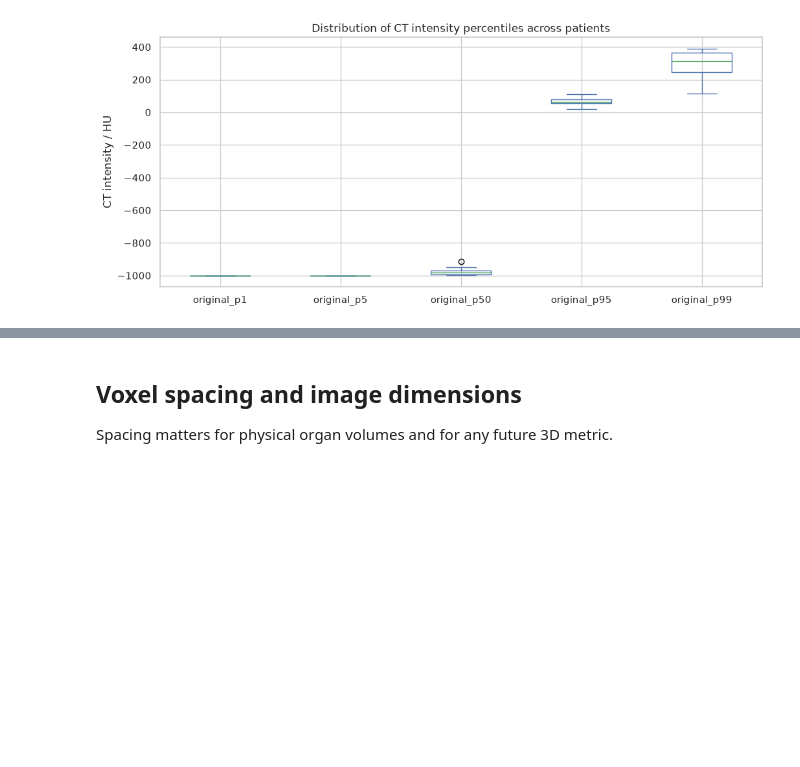
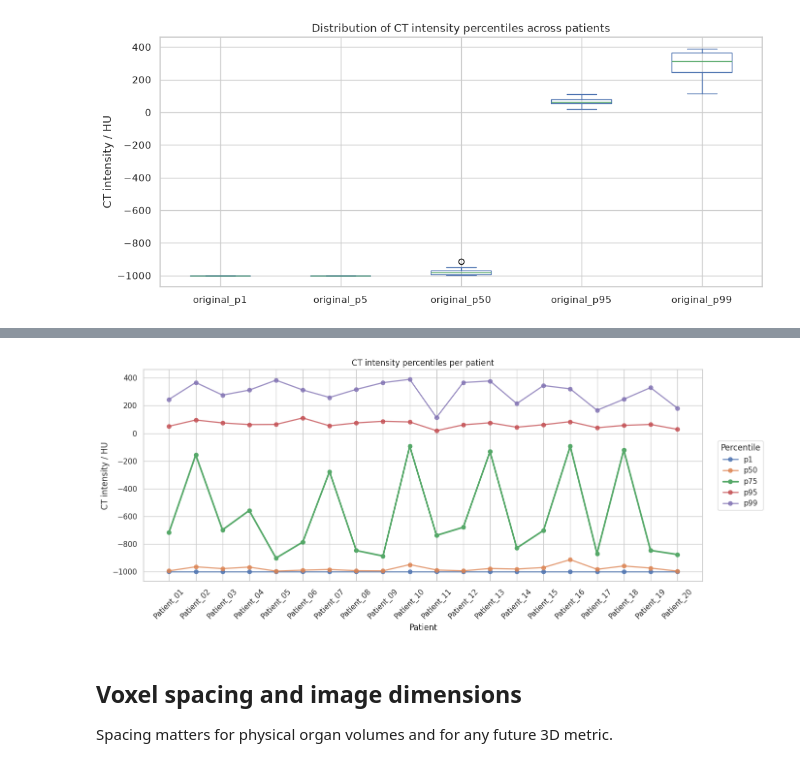
Before and after one commit to bchiusano/ai4mi_project, a Jupyter notebook: exploratory_data_analysis.ipynb, the cells around one changed output, grey strips where cells are left out. Cells and saved outputs as stored; diff of their text form; code cells hidden in the pictures; blank space fills up the shorter version.

```diff
--- a/exploratory_data_analysis.ipynb
+++ b/exploratory_data_analysis.ipynb
@@ -260,3 +284,32 @@ plt.show()
+# %%
+KEEP_PERCENTILES = [1, 50, 75, 95, 99]  # drop p5, p25 — redundant with p1/p50, both sit flat near -1000 HU
+
+percentile_line_columns = [f'original_p{p}' for p in KEEP_PERCENTILES]
+percentile_line_data = summary[percentile_line_columns].copy()
+percentile_line_data.columns = [f'p{p}' for p in KEEP_PERCENTILES]
+
+fig, ax = plt.subplots(figsize=(14, 6))
+for percentile in percentile_line_data.columns:
+    # Emphasize p75 — it's the volatile, presentation-worthy line
+    is_p75 = percentile == 'p75'
+    ax.plot(
+        percentile_line_data.index,
+        percentile_line_data[percentile],
+        marker='o',
+        linewidth=2.5 if is_p75 else 1.8,
+        alpha=1.0 if is_p75 else 0.8,
+        label=percentile,
+    )
+
+ax.set_xlabel('Patient')
+ax.set_ylabel('CT intensity / HU')
+ax.set_title('CT intensity percentiles per patient')
+ax.legend(title='Percentile', loc='center left', bbox_to_anchor=(1.02, 0.5))
+ax.tick_params(axis='x', rotation=45)
+plt.tight_layout()
+plt.show()
+# %% [output]
+[figure, added]
 # %% [markdown]
 ## Voxel spacing and image dimensions
 
```
Also changed, not shown: parts of 1 cell of this notebook, 4 other files.
